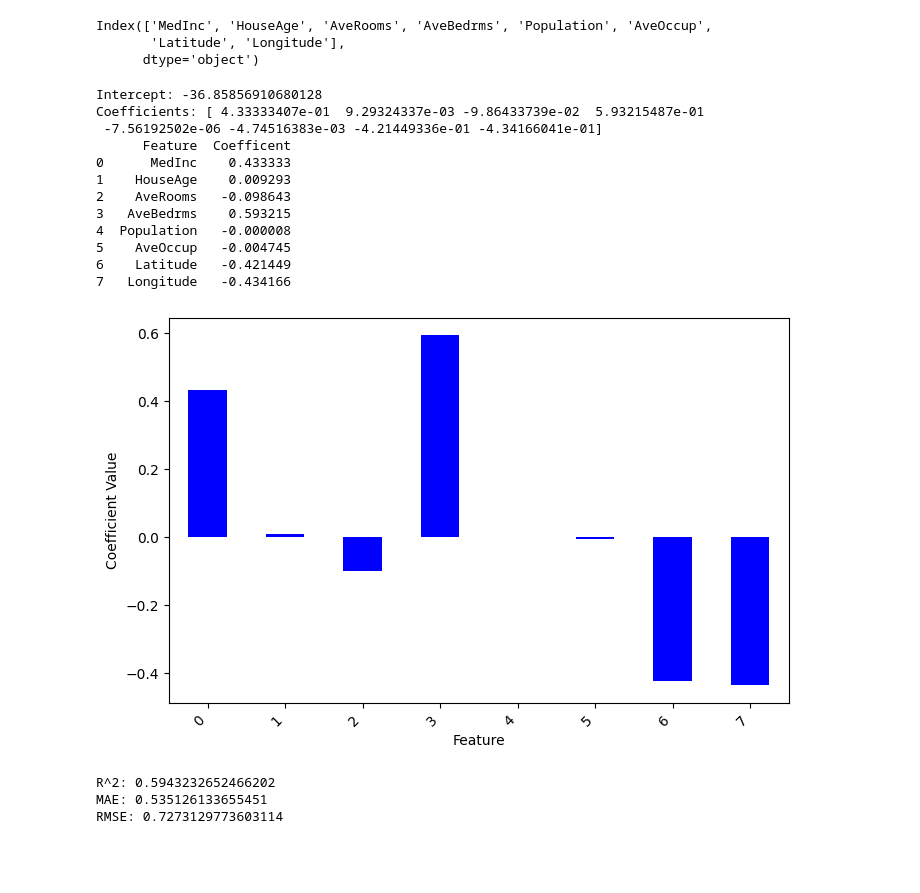
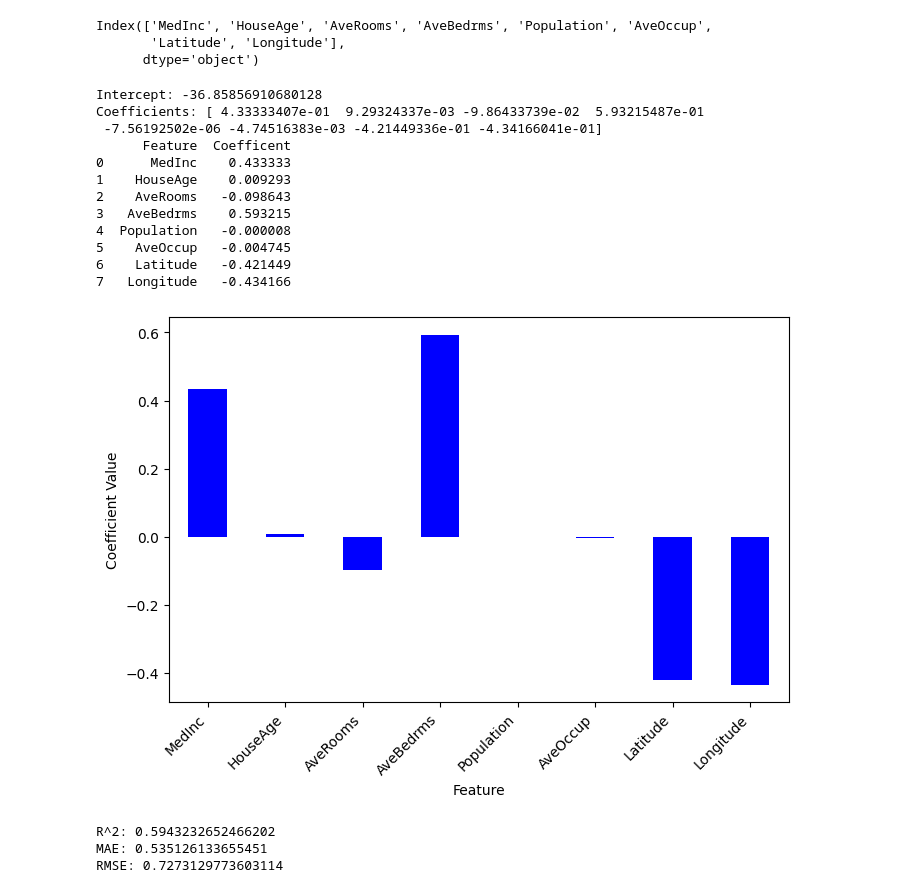
Before and after one commit to yiheng870106/Mathematics-of-Data-Science-Project-1-yiheng, a Jupyter notebook: project1.ipynb, the cells around one changed output. Drawn from its saved outputs; the diff is of its cells as text; code cells hidden in the pictures; blank space fills up the shorter version.

```diff
--- a/project1.ipynb
+++ b/project1.ipynb
@@ -42,34 +42,35 @@ model.fit(X_train,y_train)
 print("Intercept:",model.intercept_)
 print("Coefficients:",model.coef_)
 
 # print coefficients as table
 coef_df=pd.DataFrame({
     "Feature": feature_names,
     "Coefficent": model.coef_
 })
 print(coef_df)
+coef_df = coef_df.set_index("Feature")
 
 # Visualize feature coefficients as vertical bar chart
 coef_df.plot(kind="bar",figsize=(8,5),legend=False,color="blue")
 #plt.title("Linear Regression Coefficients")
 plt.ylabel("Coefficient Value")
 plt.xlabel("Feature")
 plt.xticks(rotation=45,ha="right")
 plt.show()
 # %% [output]
 Intercept: -36.85856910680128
 Coefficients: [ 4.33333407e-01  9.29324337e-03 -9.86433739e-02  5.93215487e-01
  -7.56192502e-06 -4.74516383e-03 -4.21449336e-01 -4.34166041e-01]
       Feature  Coefficent
 0      MedInc    0.433333
 1    HouseAge    0.009293
 2    AveRooms   -0.098643
 3   AveBedrms    0.593215
 4  Population   -0.000008
 5    AveOccup   -0.004745
 6    Latitude   -0.421449
 7   Longitude   -0.434166
-[figure, old version]
+[figure, new version]
 # %%
 # Report the train/test r2, MAE, and RMSE values.
 #------------------
```
